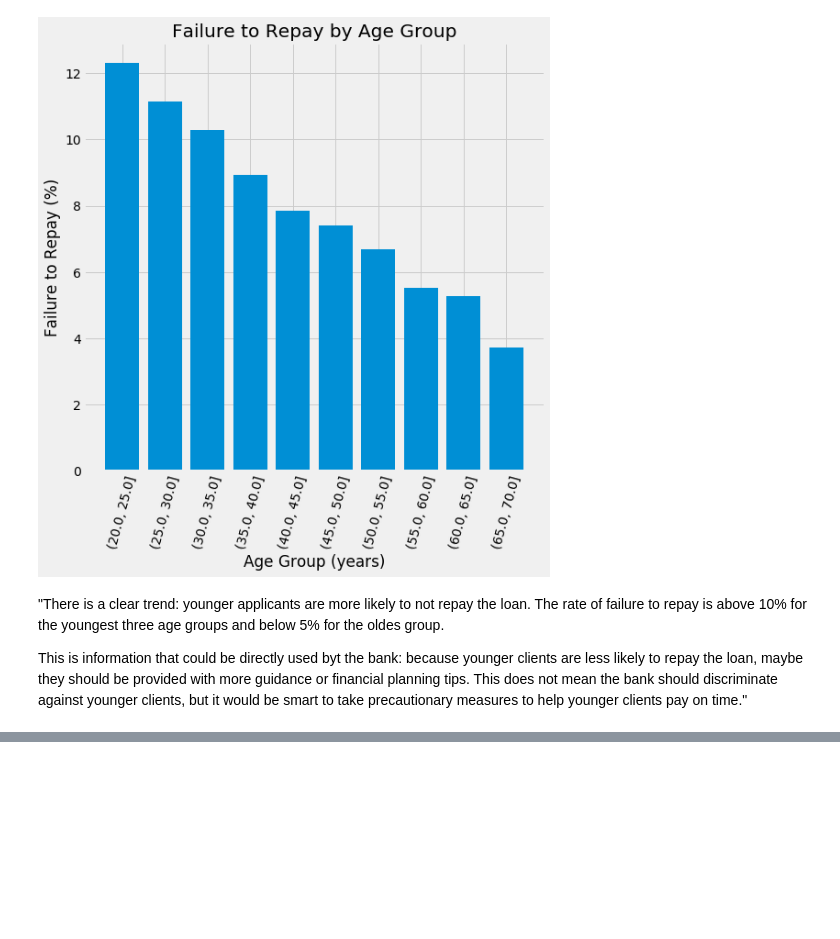
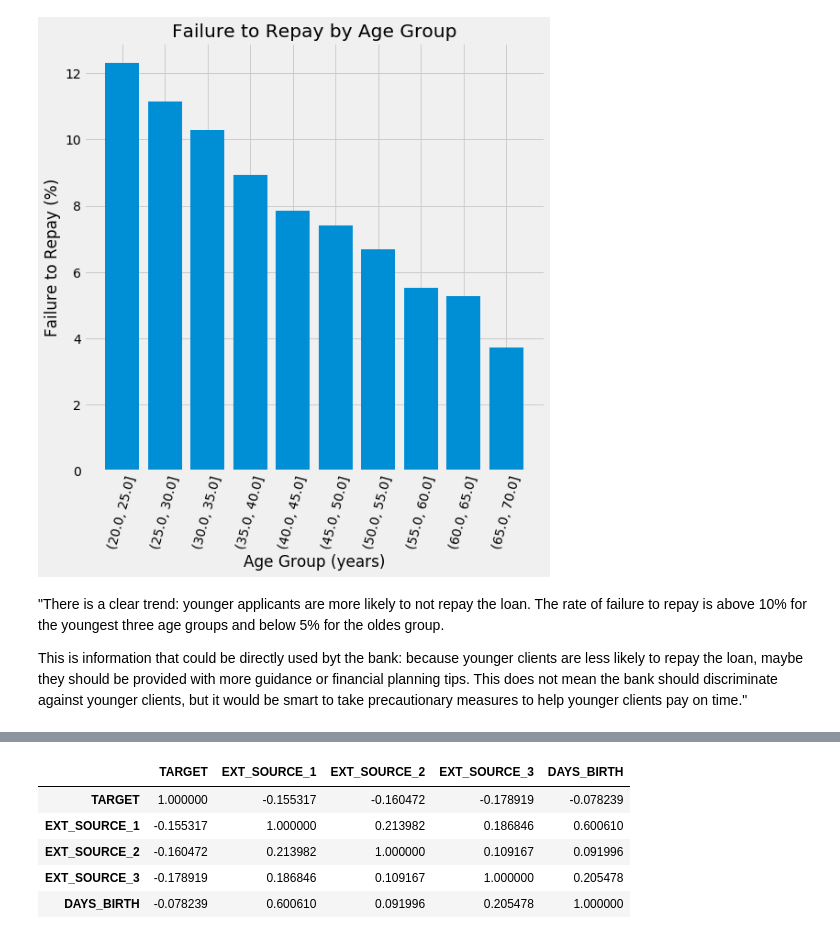
Before and after one commit to elanderos318/home-credit-default-risk, a Jupyter notebook: jupyter_notebook_code/home_credit_default_risk.ipynb, the cells around one changed output, grey strips where cells are left out. Drawn from its saved outputs; the diff is of its cells as text; code cells hidden in the pictures; blank space fills up the shorter version.

```diff
--- a/jupyter_notebook_code/home_credit_default_risk.ipynb
+++ b/jupyter_notebook_code/home_credit_default_risk.ipynb
@@ -379,0 +388,14 @@ This is information that could be directly used byt the bank: because younger cl
+# %%
+# Extract the EXT_SOURCE variables and show correlations
+
+ext_data = app_train[['TARGET', 'EXT_SOURCE_1', 'EXT_SOURCE_2',
+                     'EXT_SOURCE_3', 'DAYS_BIRTH']]
+ext_data_corrs = ext_data.corr()
+ext_data_corrs
+# %% [output]
+|  | TARGET | EXT_SOURCE_1 | EXT_SOURCE_2 | EXT_SOURCE_3 | DAYS_BIRTH |
+| TARGET | 1.000000 | -0.155317 | -0.160472 | -0.178919 | -0.078239 |
+| EXT_SOURCE_1 | -0.155317 | 1.000000 | 0.213982 | 0.186846 | 0.600610 |
+| EXT_SOURCE_2 | -0.160472 | 0.213982 | 1.000000 | 0.109167 | 0.091996 |
+| EXT_SOURCE_3 | -0.178919 | 0.186846 | 0.109167 | 1.000000 | 0.205478 |
+| DAYS_BIRTH | -0.078239 | 0.600610 | 0.091996 | 0.205478 | 1.000000 |
```
Also changed, not shown: parts of 3 cells of this notebook.
